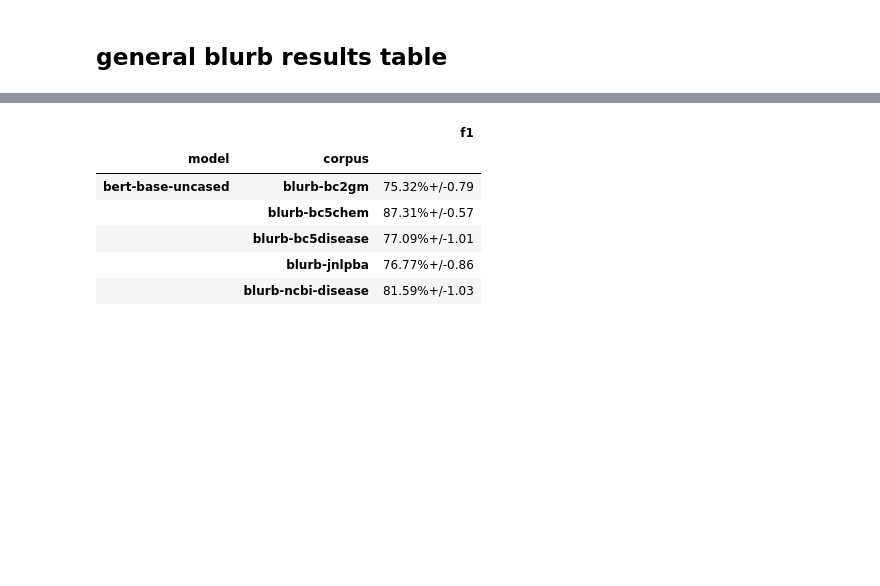
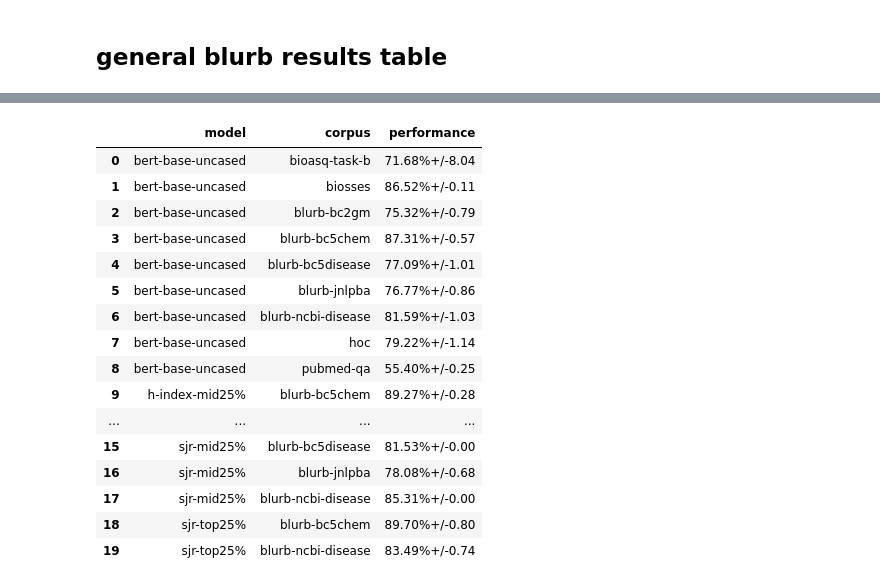
Before and after one commit to mathieulaiking/pretrain-med-data-qual, a Jupyter notebook: evaluation/results.ipynb, the cells around one changed output, grey strips where cells are left out. Saved outputs shown, nothing was run; the diff lists cells and outputs as text; code cells hidden in the pictures; blank space fills up the shorter version.

```diff
--- a/evaluation/results.ipynb
+++ b/evaluation/results.ipynb
@@ -24,14 +15,16 @@ for pred_path in glob.glob("out/*/predict_results.json"):
     if "debug" in pred_path: continue
     metrics_results = json.load(open(pred_path))
     metrics_results = {k.replace("predict_",""):v for k,v in metrics_results.items()}
+
     if "ncbi_disease" in pred_path:
         pred_path = pred_path.replace("ncbi_disease","ncbi-disease")
-
+    if "bert-base" not in pred_path:
+        pred_path = pred_path.replace("_","-",1)
     model, corpus, seed = pred_path.split('/')[-2].split('_')
     config = {"model":model,"corpus":corpus,"seed":int(seed.replace('seed',''))}
     exp_results.append(config|metrics_results)
 # %%
 df = pd.DataFrame(exp_results).sort_values(by=["model","corpus","seed"])
-df = df[["model","corpus","f1"]]
-df
+df = df.drop(columns = ['loss', 'precision','recall', 'runtime', 'samples_per_second', 'steps_per_second','train_mse', 'test_mse'])
+df.head(50)
 # %% [output]
@@ -58,11 +48,50 @@ str_mean_and_std = lambda x : "{:.2f}%+/-{:.2f}".format(np.mean(x)*100,np.std(x)
+# %%
+metric_dataset = {
+    "f1":[
+        "blurb-bc5chem",
+        "blurb-bc5disease",
+        "blurb-jnlpba",
+        "blurb-ncbi-disease",
+        "blurb-bc2gm",
+        "hoc"
+    ],
+    "accuracy":[
+        "pubmed-qa",
+        "bioasq-task-b",
+    ],
+    "pearsonr":[
+        "biosses"
+    ],
+}
+
+
+def get_perf(row):
+    for m,d in metric_dataset.items():
+        if row["corpus"] in t:
+            return row[m]
 # %%
+# Group by model and corpus and calculate mean and std
+str_mean_and_std = lambda x : "{:.2f}%+/-{:.2f}".format(np.mean(x)*100,np.std(x)*100)
 agg_df = df.groupby(["model","corpus"]).agg(str_mean_and_std)
+agg_df = agg_df.reset_index()
+agg_df["performance"] = agg_df.apply(get_perf,axis=1)
+agg_df = agg_df[["model","corpus","performance"]]
 agg_df
 # %% [output]
-|  |  | f1 |
-| model | corpus |  |
-| bert-base-uncased | blurb-bc2gm | 75.32%+/-0.79 |
-|  | blurb-bc5chem | 87.31%+/-0.57 |
-|  | blurb-bc5disease | 77.09%+/-1.01 |
-|  | blurb-jnlpba | 76.77%+/-0.86 |
-|  | blurb-ncbi-disease | 81.59%+/-1.03 |
+|  | model | corpus | performance |
+| 0 | bert-base-uncased | bioasq-task-b | 71.68%+/-8.04 |
+| 1 | bert-base-uncased | biosses | 86.52%+/-0.11 |
+| 2 | bert-base-uncased | blurb-bc2gm | 75.32%+/-0.79 |
+| 3 | bert-base-uncased | blurb-bc5chem | 87.31%+/-0.57 |
+| 4 | bert-base-uncased | blurb-bc5disease | 77.09%+/-1.01 |
+| 5 | bert-base-uncased | blurb-jnlpba | 76.77%+/-0.86 |
+| 6 | bert-base-uncased | blurb-ncbi-disease | 81.59%+/-1.03 |
+| 7 | bert-base-uncased | hoc | 79.22%+/-1.14 |
+| 8 | bert-base-uncased | pubmed-qa | 55.40%+/-0.25 |
+| 9 | h-index-mid25% | blurb-bc5chem | 89.27%+/-0.28 |
+| ... | ... | ... | ... |
+| 15 | sjr-mid25% | blurb-bc5disease | 81.53%+/-0.00 |
+| 16 | sjr-mid25% | blurb-jnlpba | 78.08%+/-0.68 |
+| 17 | sjr-mid25% | blurb-ncbi-disease | 85.31%+/-0.00 |
+| 18 | sjr-top25% | blurb-bc5chem | 89.70%+/-0.80 |
+| 19 | sjr-top25% | blurb-ncbi-disease | 83.49%+/-0.74 |
```
Also changed, not shown: parts of 5 cells of this notebook, 2 other files.
